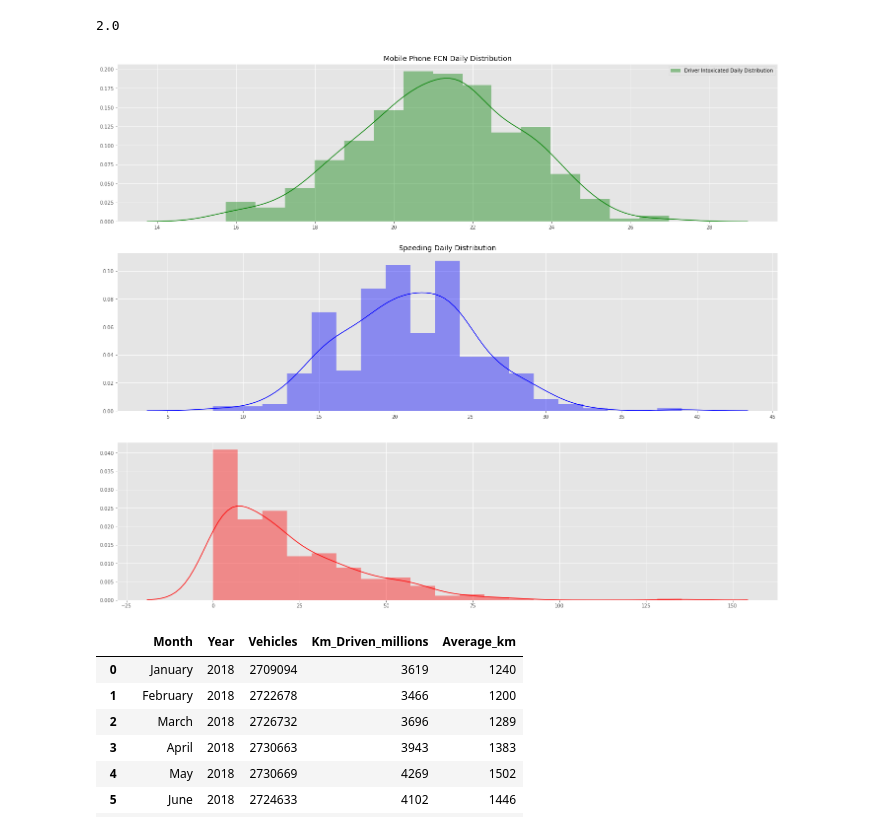
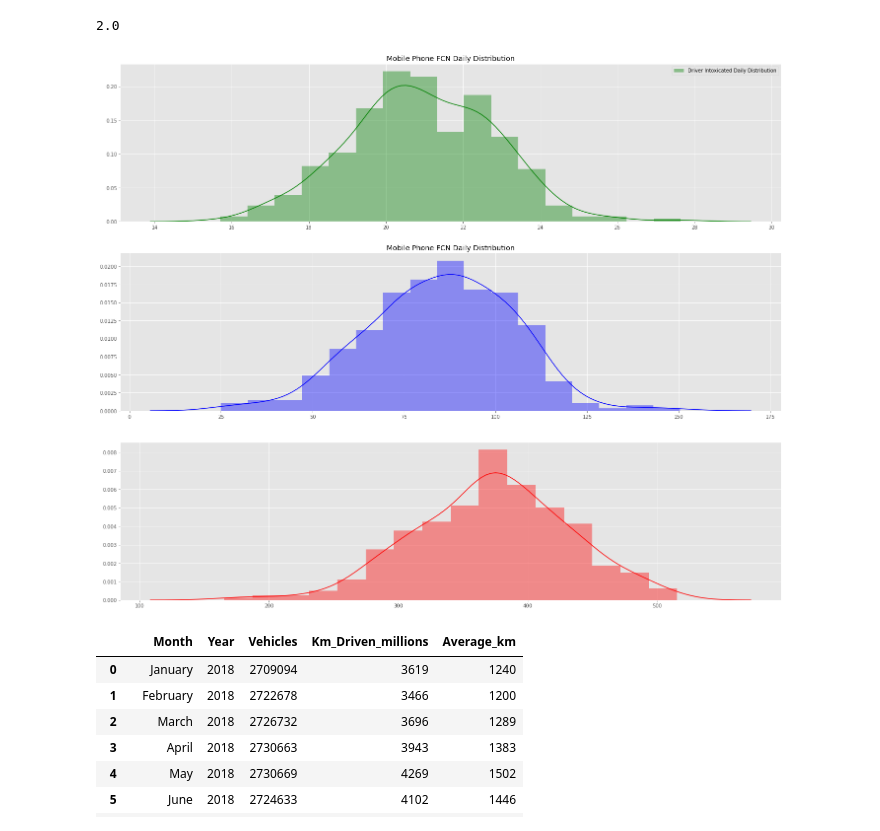
Before and after one commit to conor1982/PfDA_Project, a Jupyter notebook: PfDA_Project.ipynb, the cells around one changed output. Drawn from its saved outputs; the diff is of its cells as text; code cells hidden in the pictures.

```diff
--- a/PfDA_Project.ipynb
+++ b/PfDA_Project.ipynb
@@ -1220,18 +1220,18 @@ dui_daily_std
 # %%
 plt.subplot(3,1,1)
 plt.title('Driver Intoxicated Daily Distribution')
 sns.distplot(rng.normal(dui_daily_mean,dui_daily_std,365),label = 'Driver Intoxicated Daily Distribution',color='Green')
 plt.legend()
 
 plt.title('Mobile Phone FCN Daily Distribution')
 plt.subplot(3,1,2)
-sns.distplot(rng.poisson(dui_daily_mean,365),label = 'Mobile Phone FCN Daily Distribution',color='Blue')
+sns.distplot(rng.normal(mp_daily_mean,mp_daily_std,365),label = 'Mobile Phone FCN Daily Distribution',color='Blue')
 
-plt.title('Speeding Daily Distribution')
+plt.title('Mobile Phone FCN Daily Distribution')
 plt.subplot(3,1,3)
-sns.distplot(rng.exponential(dui_daily_mean,365),label = 'Speeding Daily Distribution',color='Red');
+sns.distplot(rng.normal(sp_daily_mean,sp_daily_std,365),label = 'Driver Intoxicated Daily Distribution',color='Red');
 # %% [output]
-[figure, old version]
+[figure, new version]
 # %%
 traffic_df
 # %% [output]
```
Also changed, not shown: parts of 25 cells of this notebook.
